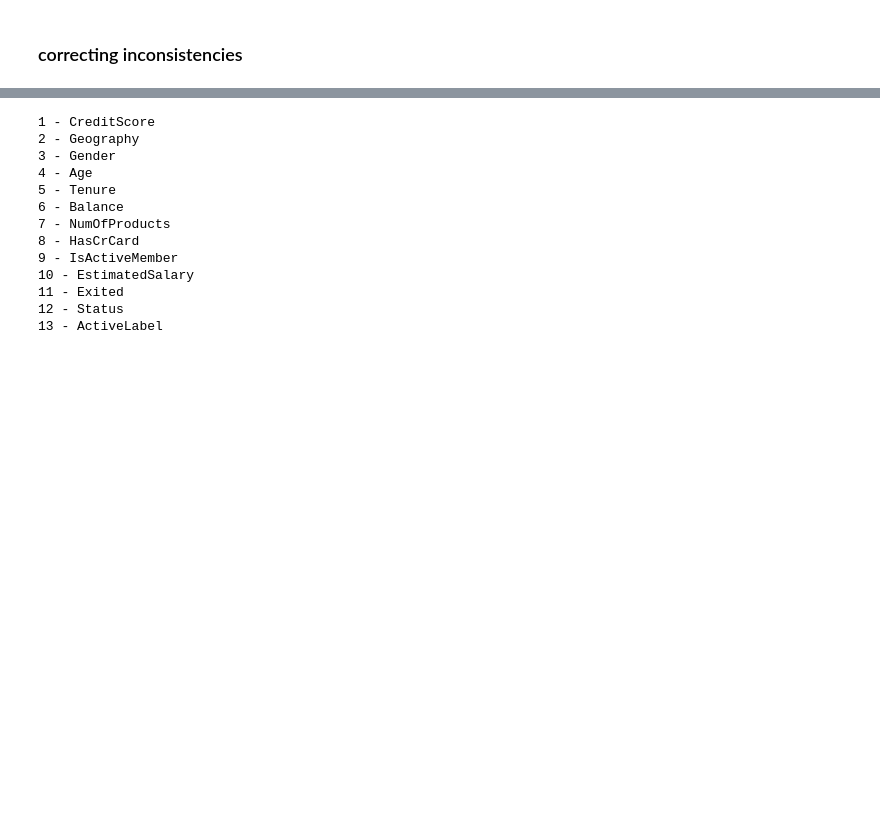
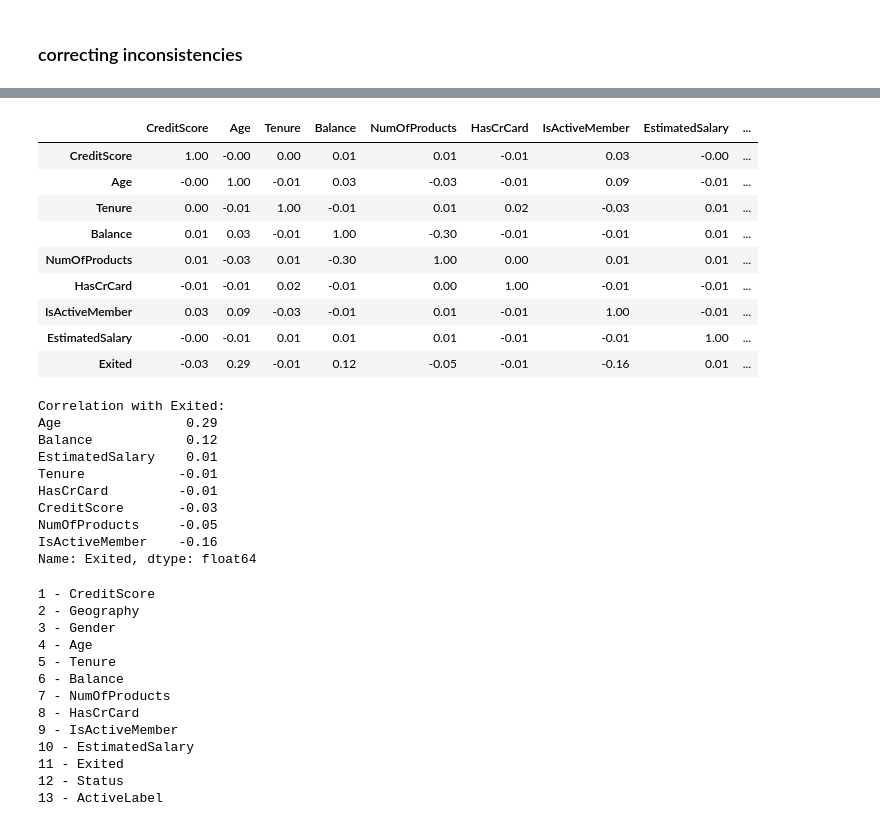
Before and after one commit to Alishba-code-cmyk/Banking-customer-churn-analysis-, a Jupyter notebook: notebooks/Banking_Customer_Churn_Analysis.ipynb, the cells around one changed output, grey strips where cells are left out. Cells and saved outputs as stored; diff of their text form; code cells hidden in the pictures; blank space fills up the shorter version.

```diff
--- a/notebooks/Banking_Customer_Churn_Analysis.ipynb
+++ b/notebooks/Banking_Customer_Churn_Analysis.ipynb
@@ -193,3 +193,13 @@ ActiveLabel            str
 dtype: object
 # %% [markdown]
 ### correcting inconsistencies
+# %%
+for col in ["Geography", "Gender"]:
+    df[col] = df[col].str.strip().str.title()
+    print(df[col].value_counts(), "\n")
+
+print("Age range:", df["Age"].min(), "-", df["Age"].max())
+print("Credit score range:", df["CreditScore"].min(), "-", df["CreditScore"].max())
+print("Negative balances:", (df["Balance"] < 0).sum())
+print("Tenure range:", df["Tenure"].min(), "-", df["Tenure"].max())
+print("NumOfProducts values:", sorted(int(x) for x in df["NumOfProducts"].unique()))
@@ -195,0 +369,11 @@ dtype: object
+# %%
+df["AgeGroup"] = pd.cut(df["Age"], bins=[17, 30, 40, 50, 60, 100],
+                        labels=["18-30", "31-40", "41-50", "51-60", "60+"])
+
+for col in ["Geography", "Gender", "IsActiveMember", "NumOfProducts", "AgeGroup"]:
+    t = df.groupby(col, observed=True)["Exited"].agg(Customers="count", ChurnRate="mean")
+    t["ChurnRate"] = (t["ChurnRate"] * 100).round(2)
+    print(f"Churn rate by {col} (overall = {df['Exited'].mean() * 100:.2f}%)")
+    display(t)
+
+display(df.groupby("Status")[["Age", "CreditScore", "Balance", "Tenure", "EstimatedSalary"]].mean().round(2))
@@ -195,0 +416,28 @@ dtype: object
+# %%
+corr_cols = ["CreditScore", "Age", "Tenure", "Balance", "NumOfProducts",
+             "HasCrCard", "IsActiveMember", "EstimatedSalary", "Exited"]
+corr = df[corr_cols].corr().round(2)
+display(corr)
+print("Correlation with Exited:")
+print(corr["Exited"].drop("Exited").sort_values(ascending=False))
+# %% [output]
+|  | CreditScore | Age | Tenure | Balance | NumOfProducts | HasCrCard | IsActiveMember | EstimatedSalary | ... |
+| CreditScore | 1.00 | -0.00 | 0.00 | 0.01 | 0.01 | -0.01 | 0.03 | -0.00 | ... |
+| Age | -0.00 | 1.00 | -0.01 | 0.03 | -0.03 | -0.01 | 0.09 | -0.01 | ... |
+| Tenure | 0.00 | -0.01 | 1.00 | -0.01 | 0.01 | 0.02 | -0.03 | 0.01 | ... |
+| Balance | 0.01 | 0.03 | -0.01 | 1.00 | -0.30 | -0.01 | -0.01 | 0.01 | ... |
+| NumOfProducts | 0.01 | -0.03 | 0.01 | -0.30 | 1.00 | 0.00 | 0.01 | 0.01 | ... |
+| HasCrCard | -0.01 | -0.01 | 0.02 | -0.01 | 0.00 | 1.00 | -0.01 | -0.01 | ... |
+| IsActiveMember | 0.03 | 0.09 | -0.03 | -0.01 | 0.01 | -0.01 | 1.00 | -0.01 | ... |
+| EstimatedSalary | -0.00 | -0.01 | 0.01 | 0.01 | 0.01 | -0.01 | -0.01 | 1.00 | ... |
+| Exited | -0.03 | 0.29 | -0.01 | 0.12 | -0.05 | -0.01 | -0.16 | 0.01 | ... |
+Correlation with Exited:
+Age                0.29
+Balance            0.12
+EstimatedSalary    0.01
+Tenure            -0.01
+HasCrCard         -0.01
+CreditScore       -0.03
+NumOfProducts     -0.05
+IsActiveMember    -0.16
+Name: Exited, dtype: float64
```
Also changed, not shown: parts of 17 cells of this notebook.
